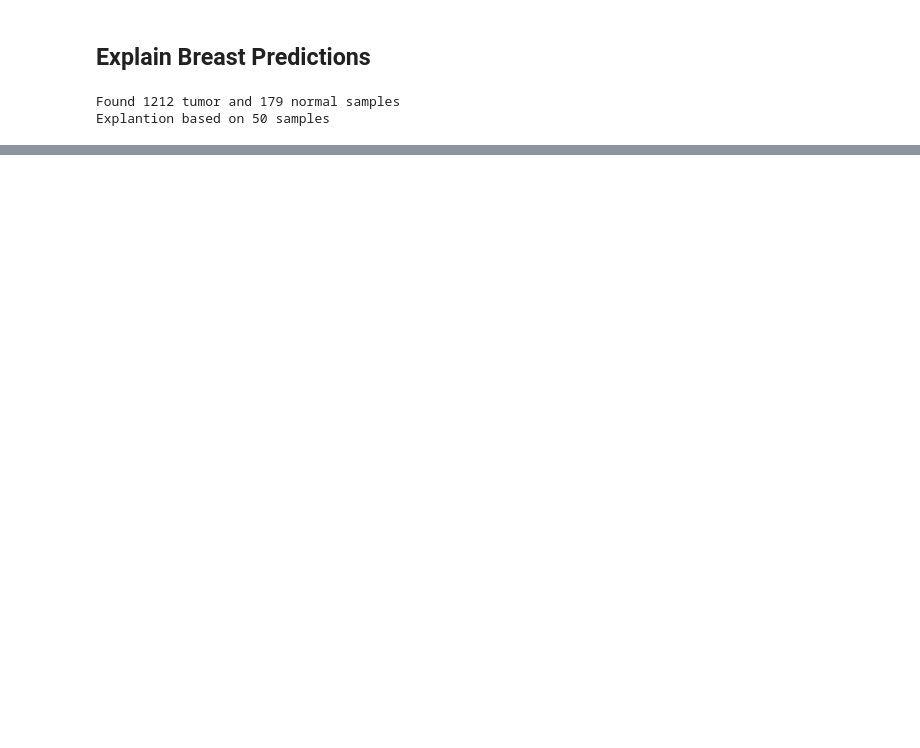
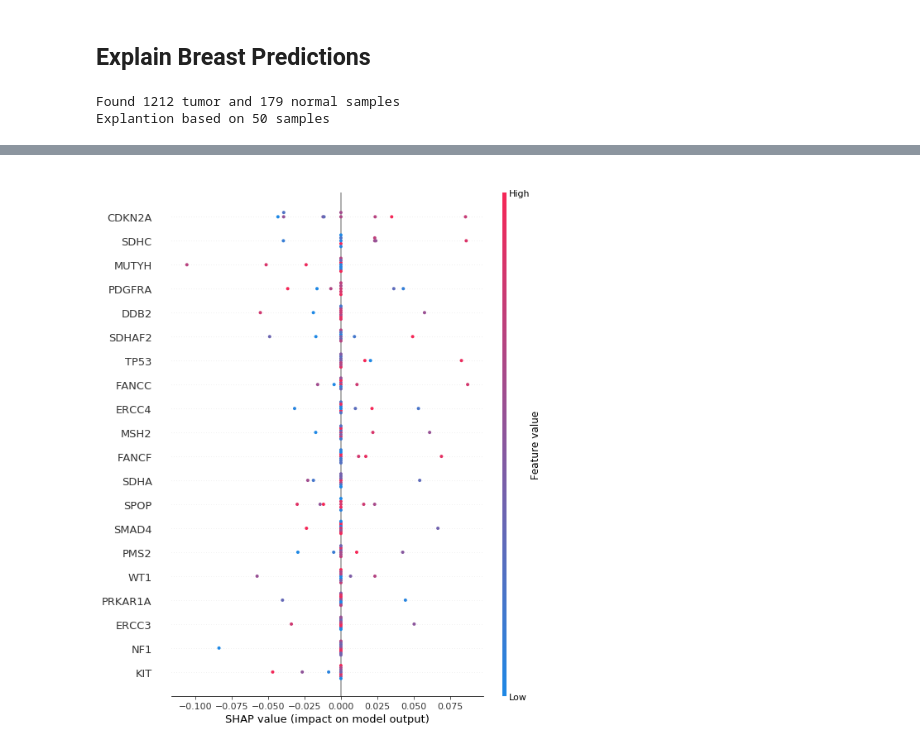
Before and after one commit to rcurrie/tumornormal, a Jupyter notebook: shapely.ipynb, the cells around one changed output, grey strips where cells are left out. Saved outputs shown, nothing was run; the diff lists cells and outputs as text; code cells hidden in the pictures; blank space fills up the shorter version.

```diff
--- a/shapely.ipynb
+++ b/shapely.ipynb
@@ -200,3 +200,7 @@ background_shap_values = explainer.shap_values(background_samples.iloc[::5], nsa
 shap.force_plot(background_shap_values, background_samples.iloc[::5])
 # %% [output]
 [interactive output not drawn]
+# %%
+shap.summary_plot(background_shap_values, background_samples.iloc[::5])
+# %% [output]
+[figure, added]
```
Also changed, not shown: 1 other file.
